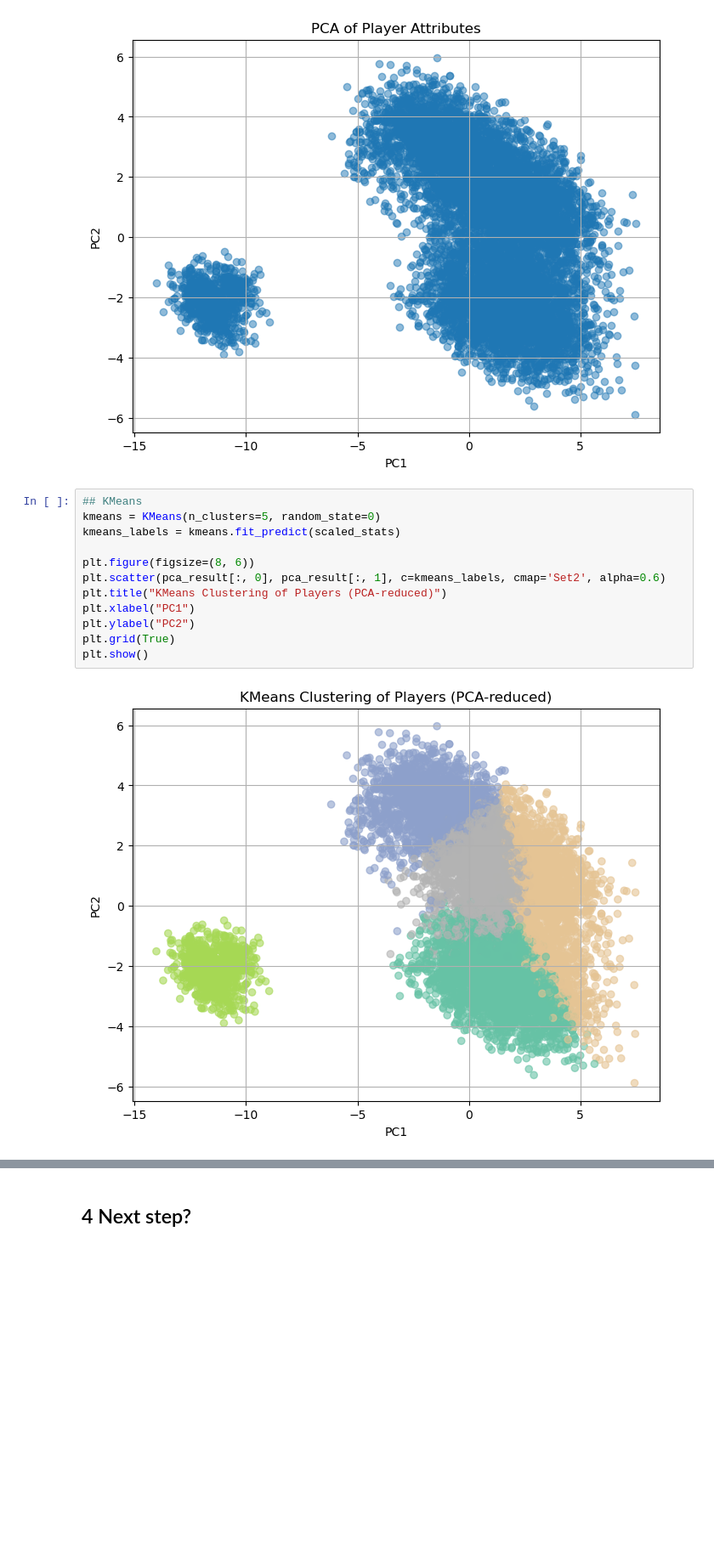
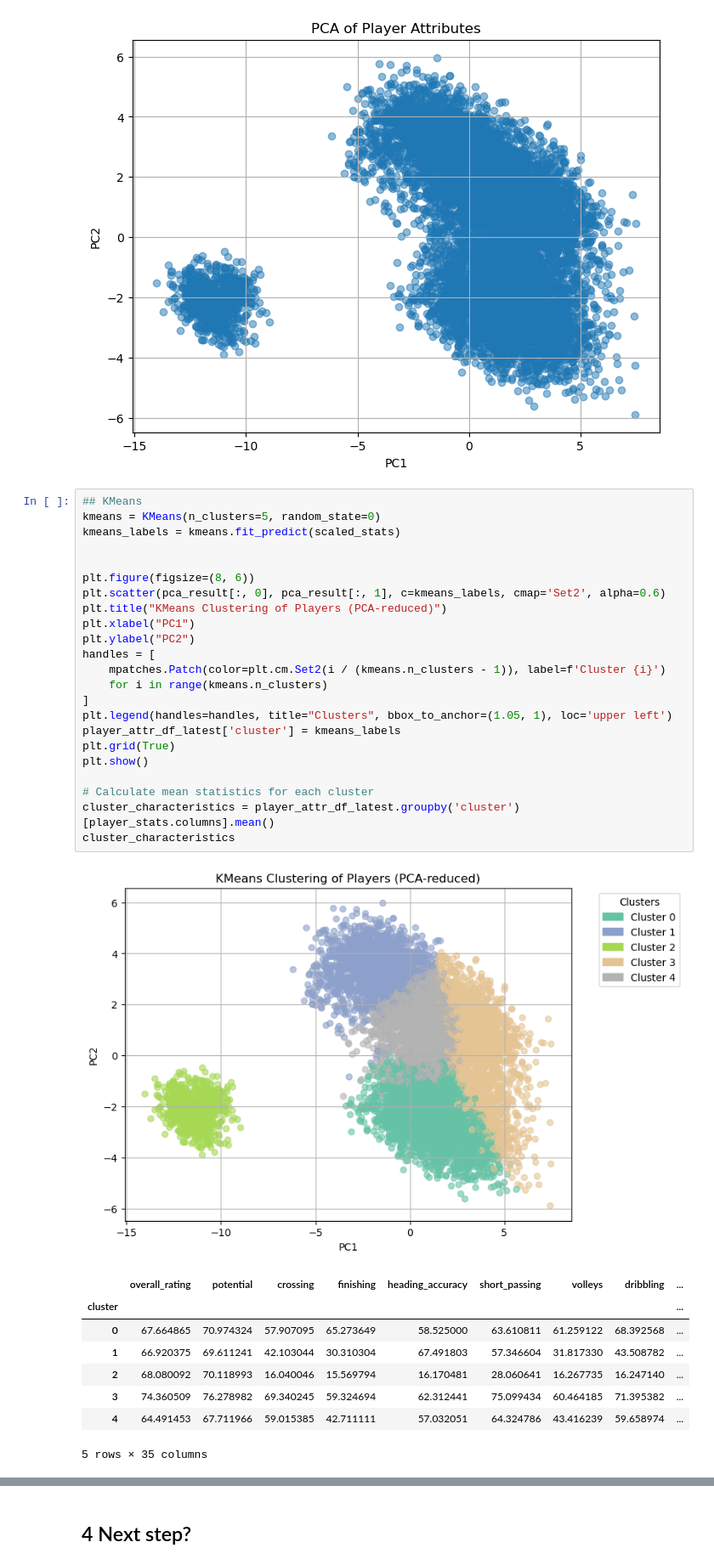
Before and after one commit to GauravGupta2022/deeplearners, a Jupyter notebook: notebooks/Soccer_starter.ipynb, the cells around one changed output, grey strips where cells are left out. Shown at 85% size. Saved outputs shown, nothing was run; the diff lists cells and outputs as text; blank space fills up the shorter version.

```diff
--- a/notebooks/Soccer_starter.ipynb
+++ b/notebooks/Soccer_starter.ipynb
@@ -221,14 +221,33 @@ plt.show()
 # %%
 ## KMeans
 kmeans = KMeans(n_clusters=5, random_state=0)
 kmeans_labels = kmeans.fit_predict(scaled_stats)
+
 
 plt.figure(figsize=(8, 6))
 plt.scatter(pca_result[:, 0], pca_result[:, 1], c=kmeans_labels, cmap='Set2', alpha=0.6)
 plt.title("KMeans Clustering of Players (PCA-reduced)")
 plt.xlabel("PC1")
 plt.ylabel("PC2")
+handles = [
+    mpatches.Patch(color=plt.cm.Set2(i / (kmeans.n_clusters - 1)), label=f'Cluster {i}')
+    for i in range(kmeans.n_clusters)
+]
+plt.legend(handles=handles, title="Clusters", bbox_to_anchor=(1.05, 1), loc='upper left')
+player_attr_df_latest['cluster'] = kmeans_labels
 plt.grid(True)
 plt.show()
+
+# Calculate mean statistics for each cluster
+cluster_characteristics = player_attr_df_latest.groupby('cluster')[player_stats.columns].mean()
+cluster_characteristics
 # %% [output]
-[figure, old version]
+[figure, new version]
+|  | overall_rating | potential | crossing | finishing | heading_accuracy | short_passing | volleys | dribbling | ... |
+| cluster |  |  |  |  |  |  |  |  | ... |
+| 0 | 67.664865 | 70.974324 | 57.907095 | 65.273649 | 58.525000 | 63.610811 | 61.259122 | 68.392568 | ... |
+| 1 | 66.920375 | 69.611241 | 42.103044 | 30.310304 | 67.491803 | 57.346604 | 31.817330 | 43.508782 | ... |
+| 2 | 68.080092 | 70.118993 | 16.040046 | 15.569794 | 16.170481 | 28.060641 | 16.267735 | 16.247140 | ... |
+| 3 | 74.360509 | 76.278982 | 69.340245 | 59.324694 | 62.312441 | 75.099434 | 60.464185 | 71.395382 | ... |
+| 4 | 64.491453 | 67.711966 | 59.015385 | 42.711111 | 57.032051 | 64.324786 | 43.416239 | 59.658974 | ... |
+5 rows × 35 columns
```
Also changed, not shown: parts of 12 cells of this notebook.
